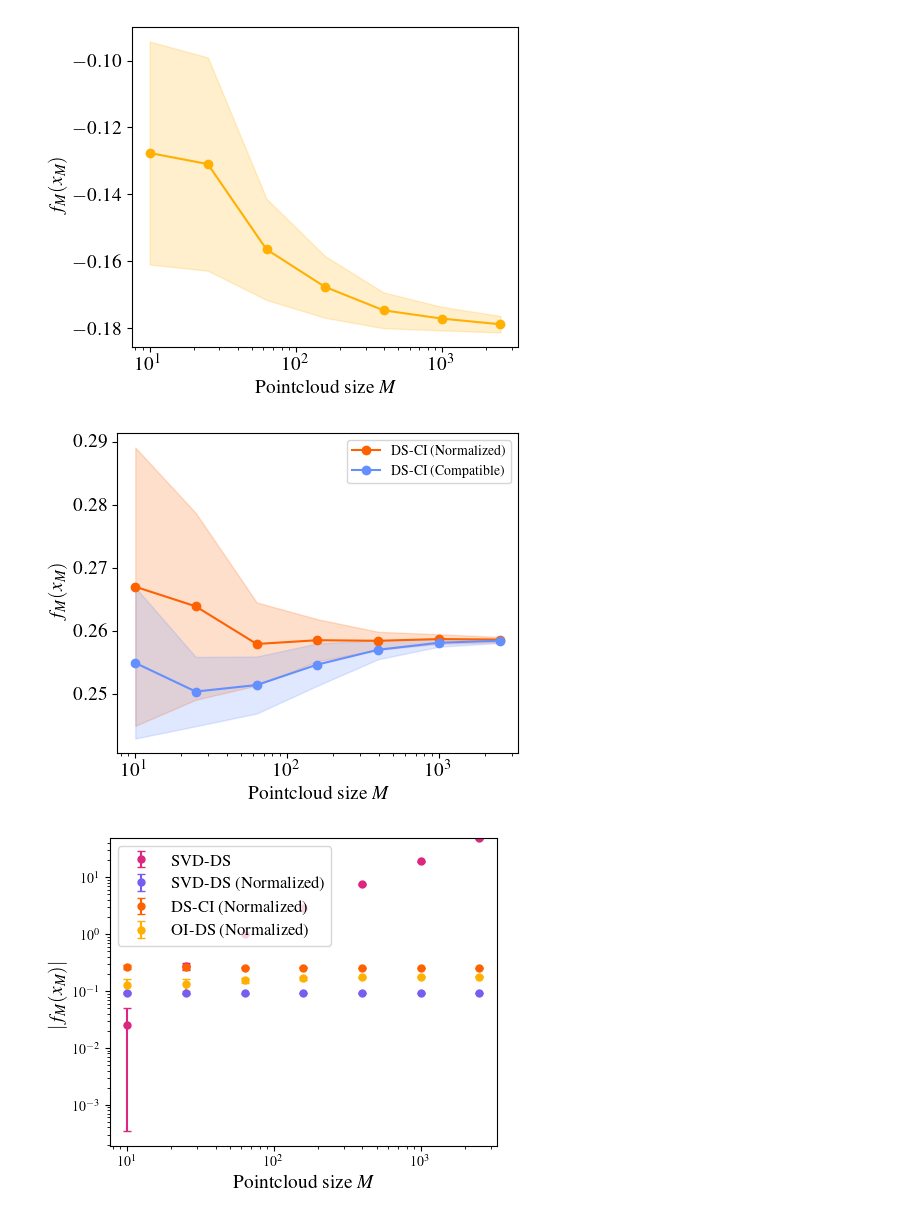
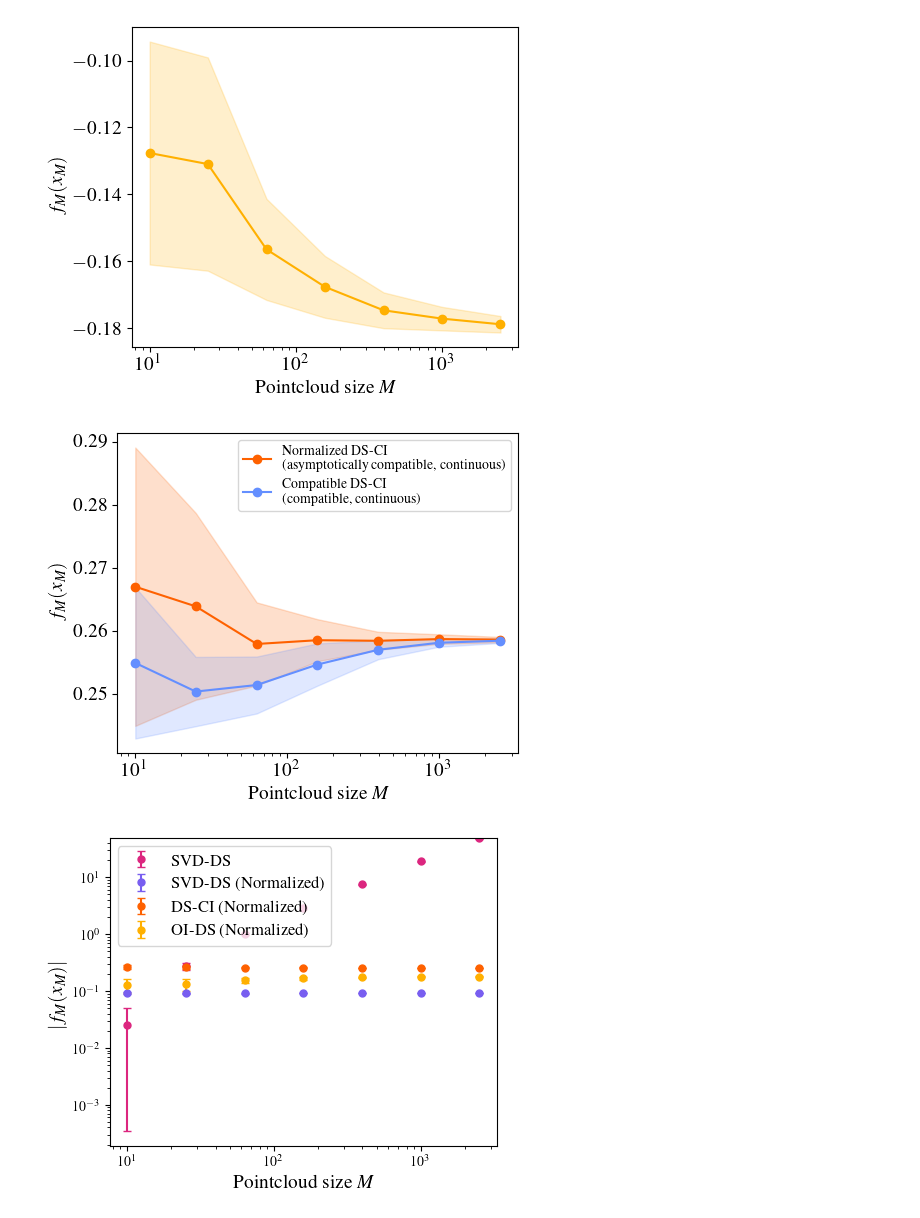
Before and after one commit to yuxinma98/transferring_transferability, a Jupyter notebook: O_d/transferability.ipynb, the cells around one changed output. Saved outputs shown, nothing was run; the diff lists cells and outputs as text; code cells hidden in the pictures.

Commit message:
fix o_d plots.

```diff
--- a/O_d/transferability.ipynb
+++ b/O_d/transferability.ipynb
@@ -205,8 +196,8 @@ for ax, model_name in zip(axs, models.keys()):
         color=color_dict[model_name],
         alpha=0.2,
     )
-    if model_name in limits:
-        ax.axhline(limits[model_name], color="black", linestyle="--", label="Limit")
+    # if model_name in limits:
+    #     ax.axhline(limits[model_name], color="black", linestyle="--", label="Limit")
     ax.set_xscale("log")
     ax.set_xlabel("Pointcloud size $M$", fontsize=14)
     ax.set_ylabel("$f_M(x_M)$", fontsize=14)
@@ -214,6 +205,6 @@ for ax, model_name in zip(axs, models.keys()):
     ax.tick_params(axis="both", which="major", labelsize=14)
 
 plt.tight_layout()
-plt.savefig(CURRENT_DIR + "/log/transferability/O(d)_transferability_outputs.pdf")
+plt.savefig(plot_dir + "O(d)_transferability_outputs.pdf")
 plt.show()
 # %% [output]
@@ -253,10 +239,7 @@ for model_name in models.keys():
     plt.ylabel("$f_M(x_M)$", fontsize=14)
     plt.tick_params(axis="both", which="major", labelsize=14)
     plt.tight_layout()
-    plt.savefig(
-        CURRENT_DIR
-        + f"/log/transferability/{model_name.lower().replace(' ', '_')}_transferability_outputs.pdf"
-    )
+    plt.savefig(plot_dir + f"{model_name.lower().replace(' ', '_')}_transferability_outputs.pdf")
     plt.show()
 # %% [output]
 [figure]
@@ -272,36 +255,36 @@ for model_name in ["DS-CI (Normalized)", "DS-CI (Compatible)"]:
         n_range,
         [float(outputs[model_name][i].mean(dim=0).squeeze()) for i in range(len(n_range))],
         "o-",
         color=color_dict[model_name],
-        label=model_name,
+        label=plot_model_names[model_name],
     )
     axs.fill_between(
         n_range,
         [
             float(outputs[model_name][i].mean(dim=0).squeeze())
             - float(outputs[model_name][i].std(dim=0).squeeze())
             for i in range(len(n_range))
         ],
         [
             float(outputs[model_name][i].mean(dim=0).squeeze())
             + float(outputs[model_name][i].std(dim=0).squeeze())
             for i in range(len(n_range))
         ],
         color=color_dict[model_name],
         alpha=0.2,
     )
 
 axs.set_xscale("log")
 axs.set_xlabel("Pointcloud size $M$", fontsize=14)
 axs.set_ylabel("$f_M(x_M)$", fontsize=14)
 axs.tick_params(axis="both", which="major", labelsize=14)
 axs.legend()
 
 plt.tight_layout()
-plt.savefig(CURRENT_DIR + "/log/transferability/dsci_comparison_outputs.pdf")
+plt.savefig(plot_dir + "dsci_comparison_outputs.pdf")
 plt.show()
 # %% [output]
-[figure, old version]
+[figure, new version]
 # %%
 # plot
 fig, ax = plt.subplots(figsize=(5, 4))
```
Also changed, not shown: parts of 5 cells of this notebook, 14 other files.
